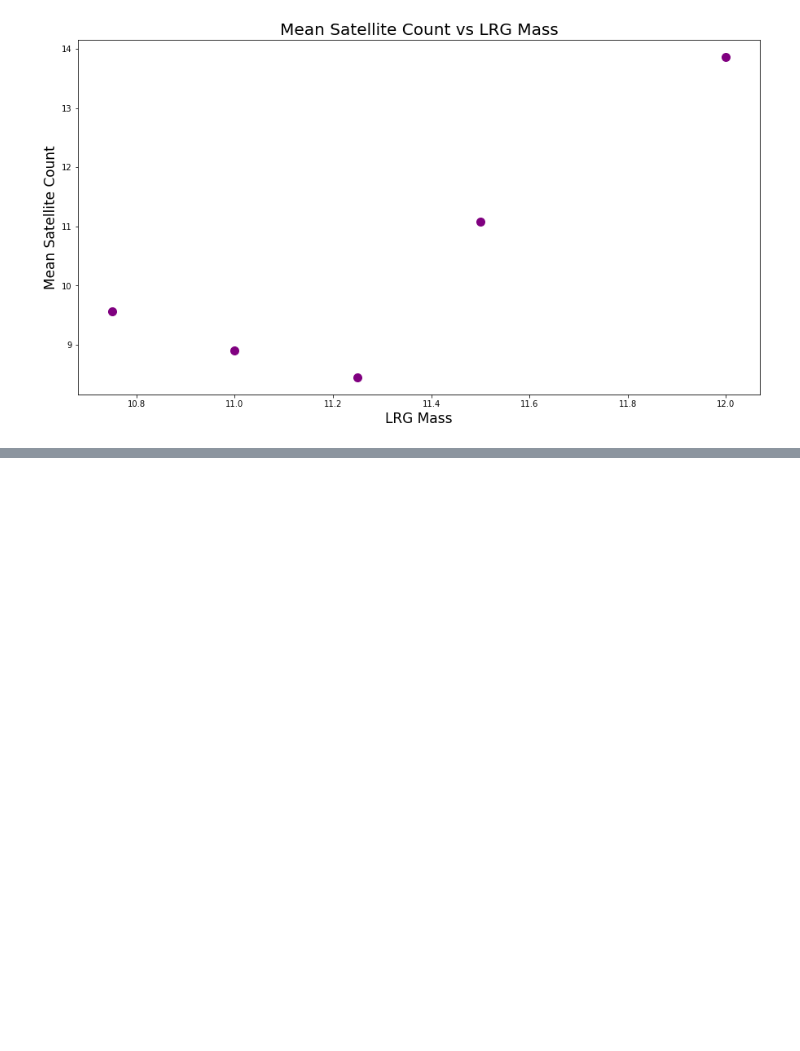
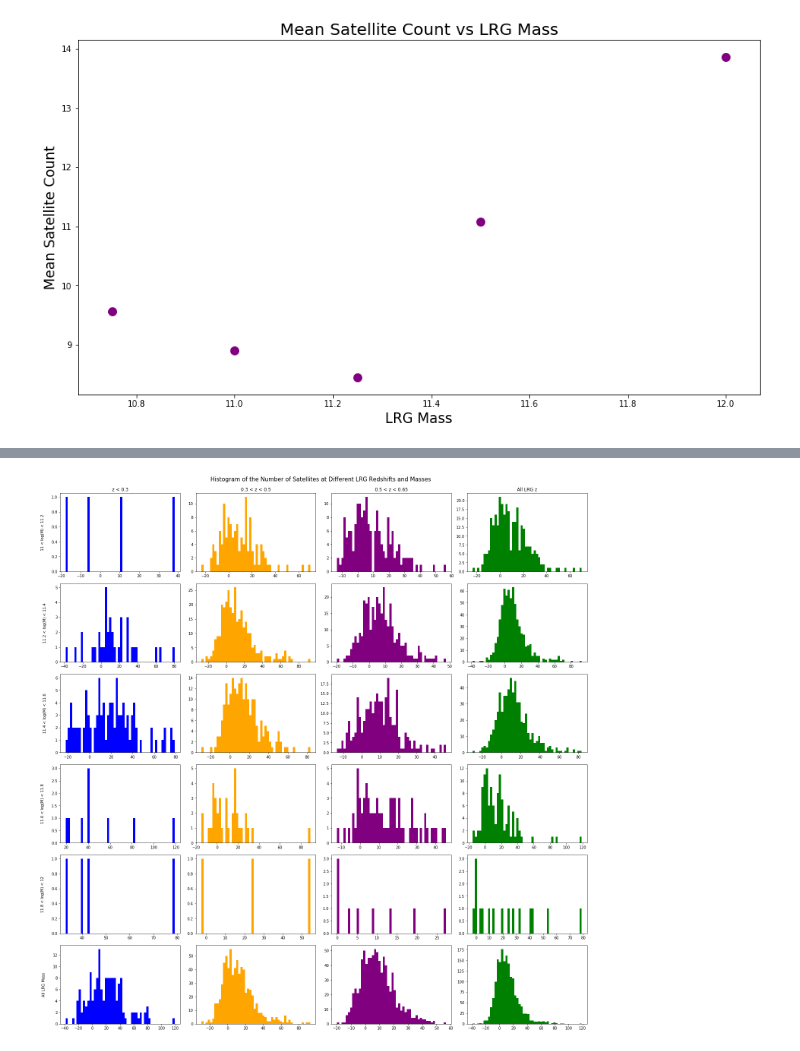
Before and after one commit to metownsend/LRG-Sats, a Jupyter notebook: lrg_masses.ipynb, the cells around one changed output, grey strips where cells are left out. Cells and saved outputs as stored; diff of their text form; code cells hidden in the pictures; blank space fills up the shorter version.

```diff
--- a/lrg_masses.ipynb
+++ b/lrg_masses.ipynb
@@ -566,0 +633,52 @@ plt.savefig('/Users/mtownsend/Desktop/LRGmass-v-MeanSatCount_v1.jpg')
+# %%
+fig, axs = plt.subplots(6, 4, figsize=(20,20))
+fig.tight_layout()
+
+fig.suptitle("Histogram of the Number of Satellites at Different LRG Redshifts and Masses", fontsize=15, y=1.02)
+
+axs[0, 0].hist(sumsat_a1, bins=50, fc='blue')
+axs[0, 0].set_title('z < 0.3')
+axs[0, 0].set_ylabel('11 < log(M) < 11.2', labelpad=18)
+axs[0, 1].hist(sumsat_a2, bins=50, fc='orange')
+axs[0, 1].set_title('0.3 < z < 0.5')
+axs[0, 2].hist(sumsat_a3, bins=50, fc='purple')
+axs[0, 2].set_title('0.5 < z < 0.65')
+axs[0, 3].hist(sumsat_a4, bins=50, fc='green')
+axs[0, 3].set_title('All LRG z')
+
+axs[1, 0].hist(sumsat_b1, bins=50, fc='blue')
+axs[1, 0].set_ylabel('11.2 < log(M) < 11.4', labelpad=22)
+axs[1, 1].hist(sumsat_b2, bins=50, fc='orange')
+axs[1, 2].hist(sumsat_b3, bins=50, fc='purple')
+axs[1, 3].hist(sumsat_b4, bins=50, fc='green')
+
+axs[2, 0].hist(sumsat_c1, bins=50, fc='blue')
+axs[2, 0].set_ylabel('11.4 < log(M) < 11.6', labelpad=22)
+axs[2, 1].hist(sumsat_c2, bins=50, fc='orange')
+axs[2, 2].hist(sumsat_c3, bins=50, fc='purple')
+axs[2, 3].hist(sumsat_c4, bins=50, fc='green')
+
+axs[3, 0].hist(sumsat_d1, bins=50, fc='blue')
+axs[3, 0].set_ylabel('11.6 < log(M) < 11.8', labelpad=18)
+axs[3, 1].hist(sumsat_d2, bins=50, fc='orange')
+axs[3, 2].hist(sumsat_d3, bins=50, fc='purple')
+axs[3, 3].hist(sumsat_d4, bins=50, fc='green')
+
+axs[4, 0].hist(sumsat_e1, bins=50, fc='blue')
+axs[4, 0].set_ylabel('11.8 < log(M) < 12', labelpad=18)
+axs[4, 1].hist(sumsat_e2, bins=50, fc='orange')
+axs[4, 2].hist(sumsat_e3, bins=50, fc='purple')
+axs[4, 3].hist(sumsat_e4, bins=50, fc='green')
+
+axs[5, 0].hist(sumsat_f1, bins=50, fc='blue')
+axs[5, 0].set_ylabel('All LRG Mass', labelpad=18)
+axs[5, 1].hist(sumsat_f2, bins=50, fc='orange')
+axs[5, 2].hist(sumsat_f3, bins=50, fc='purple')
+axs[5, 3].hist(sumsat_f4, bins=50, fc='green')
+
+plt.savefig('/Users/mtownsend/Desktop/Nsat-hist-LRGmass-LRGz-bins_v1.pdf')
+plt.savefig('/Users/mtownsend/Desktop/Nsat-hist-LRGmass-LRGz-bins_v1.jpg')
+
+plt.show()
+# %% [output]
+[figure, added]
```
Also changed, not shown: parts of 3 cells of this notebook.
